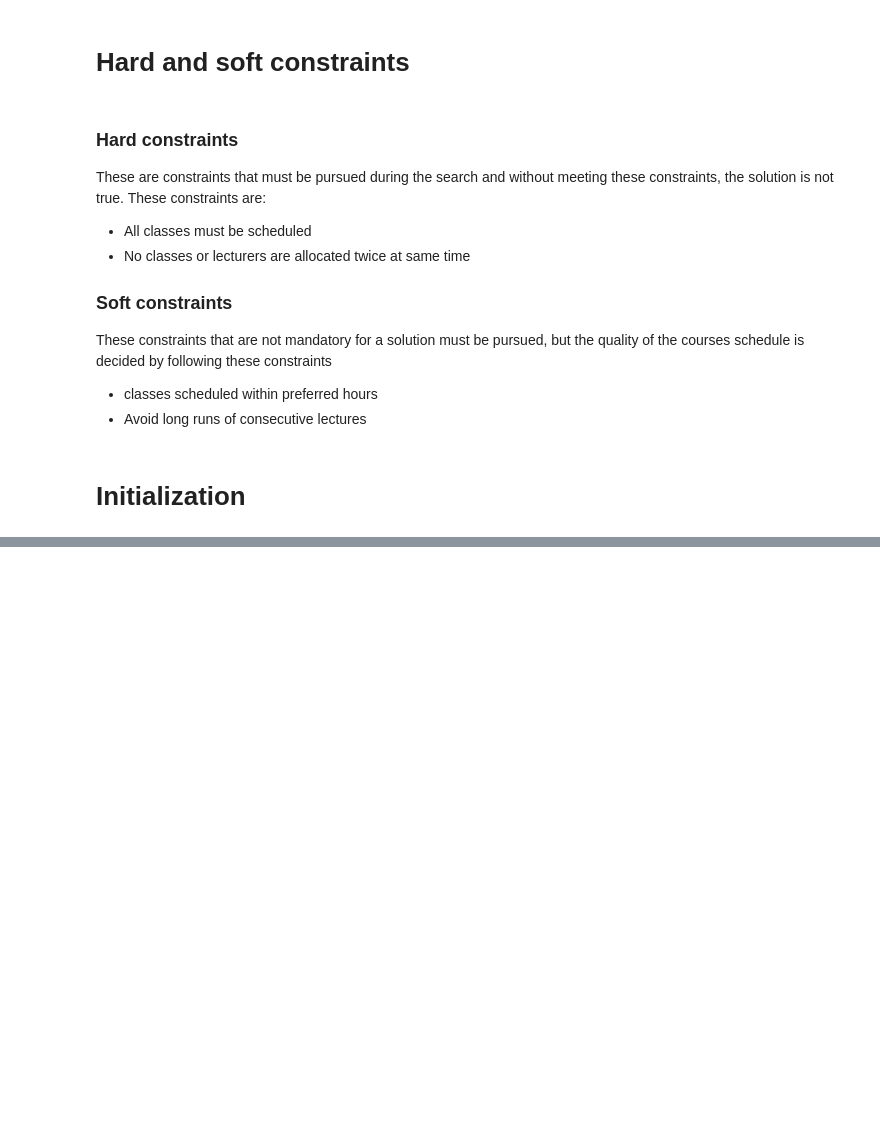
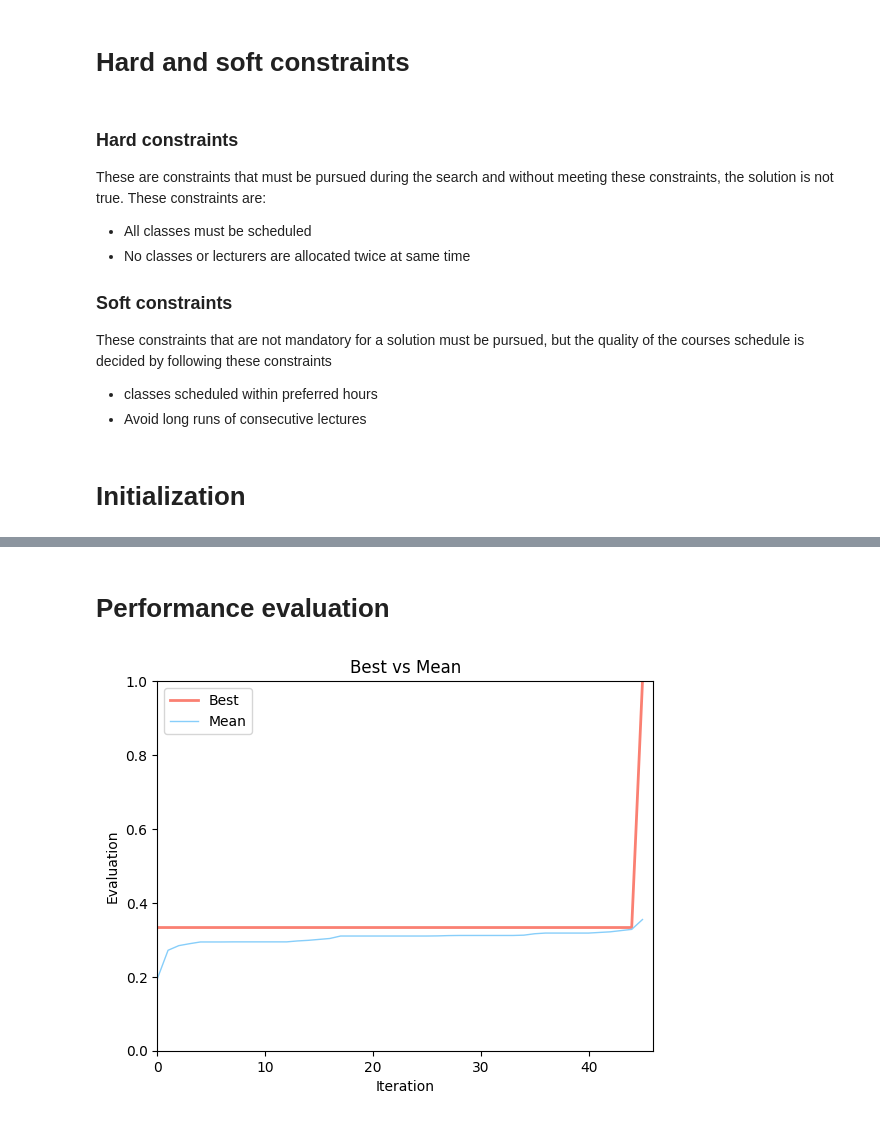
Before and after one commit to realr3fo/timetable_evolved, a Jupyter notebook: timetable_evolved.ipynb, the cells around one changed output, grey strips where cells are left out. Saved outputs shown, nothing was run; the diff lists cells and outputs as text; code cells hidden in the pictures; blank space fills up the shorter version.

Commit message:
Cleaned up the code, added initial easy schedule

```diff
--- a/timetable_evolved.ipynb
+++ b/timetable_evolved.ipynb
@@ -24,5 +67,6 @@ def initialize(students, courses, day_times, prof_input):
 # %%
 # Fitness function
+# TODO: add soft constraints
 def fitness_function(matrix, data):
     stgs = [ key for key in data["stgs"].keys()]
     courses = [ key for key in data["courses"].keys()]
@@ -62,10 +106,12 @@ def fitness_function(matrix, data):
             hard_penalty_counter += 1
     for course_key in course_checker.keys():
         if course_checker[course_key] != data["courses"][course_key]["hour"]:
-            hard_penalty_counter += 1
+            abs_diff = np.abs(course_checker[course_key] - data["courses"][course_key]["hour"])
+            hard_penalty_counter += abs_diff
     for stg in stgs:
         if len(stg_checker[stg]) != data["stgs"][stg]["hour"]:
-            hard_penalty_counter += 1
+            abs_diff = np.abs(len(stg_checker[stg]) - data["stgs"][stg]["hour"])
+            hard_penalty_counter += abs_diff
 
     # Check for soft constraints
     soft_penalty_counter = 0
@@ -201,0 +211,15 @@ def get_new_population_selection_by_ranking(population, fitness_values, data):
+# %%
+# Code for creating an input
+# Number of population = number student gouweekly hours
+student_input = {0: {"hour": 4, "course_list": [0]}, 1: {"hour": 3, "course_list": [1]}}
+course_input = {0: {"hour": 4, "prof_list": [0, 1]}, 1: {"hour": 3, "prof_list": [0, 1]}}
+day_time_availability = {"days": [0,1,2,3,4], "periods": [0,1,2,3,4,5,6,7,8]}
+# [[day, period]]
+prof_input = {0: {"unavailable": [] }, 1: {"unavailable": []}}
+initialized_data = initialize(student_input, course_input, day_time_availability, prof_input)
+stgs = [ key for key in initialized_data["stgs"].keys()]
+courses = [ key for key in initialized_data["courses"].keys()]
+profs = [key for key in initialized_data["profs"].keys()]
+days = initialized_data["days"]
+periods = initialized_data["periods"]
+print(initialized_data)
@@ -242,0 +239,2 @@ print(solution)
+# %%
+solution, avg_fitness_list, max_fitness_list = genetic_algorithm(initial_fitness_values, initial_population, initialized_data)
@@ -314,0 +332,19 @@ for stg in stgs:
+# %% [markdown]
+# Performance evaluation
+# %%
+import matplotlib.pyplot as plt
+
+x_limit = len(avg_fitness_list) + len(avg_fitness_list)//50
+y_limit_high = np.max(max_fitness_list)
+
+plt.xlim(0, x_limit)
+plt.ylim(0, y_limit_high)
+plt.plot(max_fitness_list, linewidth=2, color="salmon")
+plt.plot(avg_fitness_list, linewidth=1, color="lightskyblue")
+plt.ylabel("Evaluation")
+plt.xlabel("Iteration")
+plt.legend(["Best", "Mean"], loc="upper left")
+plt.title("Best vs Mean")
+plt.show()
+# %% [output]
+[figure, added]
```
Also changed, not shown: parts of 24 cells of this notebook.
